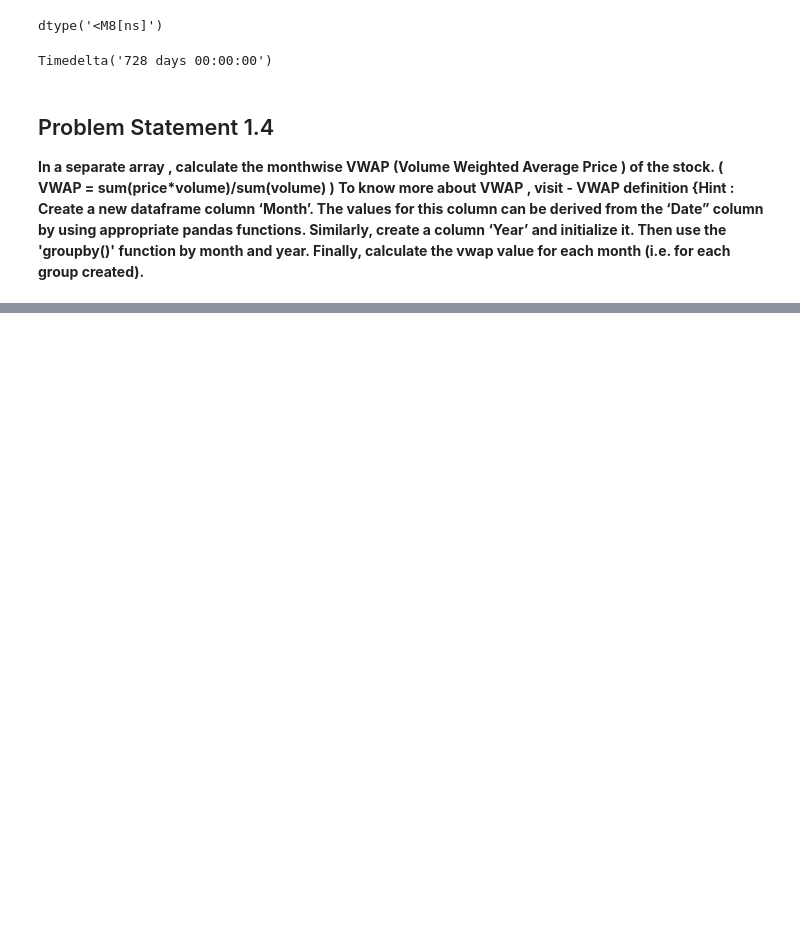
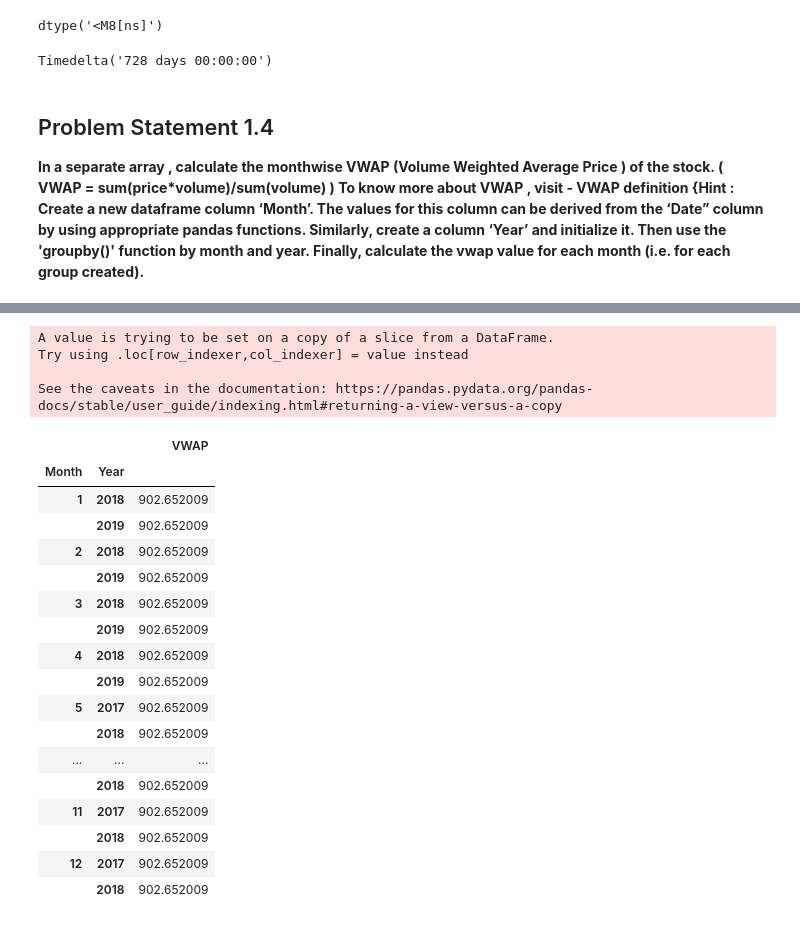
Before and after one commit to 17Rajat/Aspiration.ai-Internship, a Jupyter notebook: Module 1 .ipynb, the cells around one changed output, grey strips where cells are left out. Saved outputs shown, nothing was run; the diff lists cells and outputs as text; code cells hidden in the pictures; blank space fills up the shorter version.

```diff
--- a/Module 1 .ipynb
+++ b/Module 1 .ipynb
@@ -310,3 +310,7 @@ Timedelta('728 days 00:00:00')
 # %% [markdown]
 ## Problem Statement 1.4
 **In a separate array , calculate the monthwise VWAP (Volume Weighted Average Price ) of the stock. ( VWAP = sum(price*volume)/sum(volume) ) To know more about VWAP , visit - VWAP definition {Hint : Create a new dataframe column ‘Month’. The values for this column can be derived from the ‘Date” column by using appropriate pandas functions. Similarly, create a column ‘Year’ and initialize it. Then use the 'groupby()' function by month and year. Finally, calculate the vwap value for each month (i.e. for each group created).**
+# %%
+# efficient way to extract yea and monthr from string format date
+df['Month'] = pd.DatetimeIndex(df['Date']).month
+df['Year'] = pd.DatetimeIndex(df['Date']).year
@@ -312,0 +328,32 @@ Timedelta('728 days 00:00:00')
+# %%
+# We will calculate VWAP i.e [VWAP = sum(price*volume)/sum(volume)]
+df['VWAP'] = (df['Close Price'] * df['Total Traded Quantity']).sum() / (df['Total Traded Quantity']).sum()
+# %% [output]
+A value is trying to be set on a copy of a slice from a DataFrame.
+Try using .loc[row_indexer,col_indexer] = value instead
+
+See the caveats in the documentation: https://pandas.pydata.org/pandas-docs/stable/user_guide/indexing.html#returning-a-view-versus-a-copy
+# %%
+# Here we will create a variable and then use group by method on it consisting of month and year.
+df_VWAP = df[['Month', 'Year', 'VWAP']]
+Group = df_VWAP.groupby(['Month', 'Year'])
+Group.first()
+# %% [output]
+|  |  | VWAP |
+| Month | Year |  |
+| 1 | 2018 | 902.652009 |
+|  | 2019 | 902.652009 |
+| 2 | 2018 | 902.652009 |
+|  | 2019 | 902.652009 |
+| 3 | 2018 | 902.652009 |
+|  | 2019 | 902.652009 |
+| 4 | 2018 | 902.652009 |
+|  | 2019 | 902.652009 |
+| 5 | 2017 | 902.652009 |
+|  | 2018 | 902.652009 |
+| ... | ... | ... |
+|  | 2018 | 902.652009 |
+| 11 | 2017 | 902.652009 |
+|  | 2018 | 902.652009 |
+| 12 | 2017 | 902.652009 |
+|  | 2018 | 902.652009 |
```
Also changed, not shown: parts of 4 cells of this notebook.
